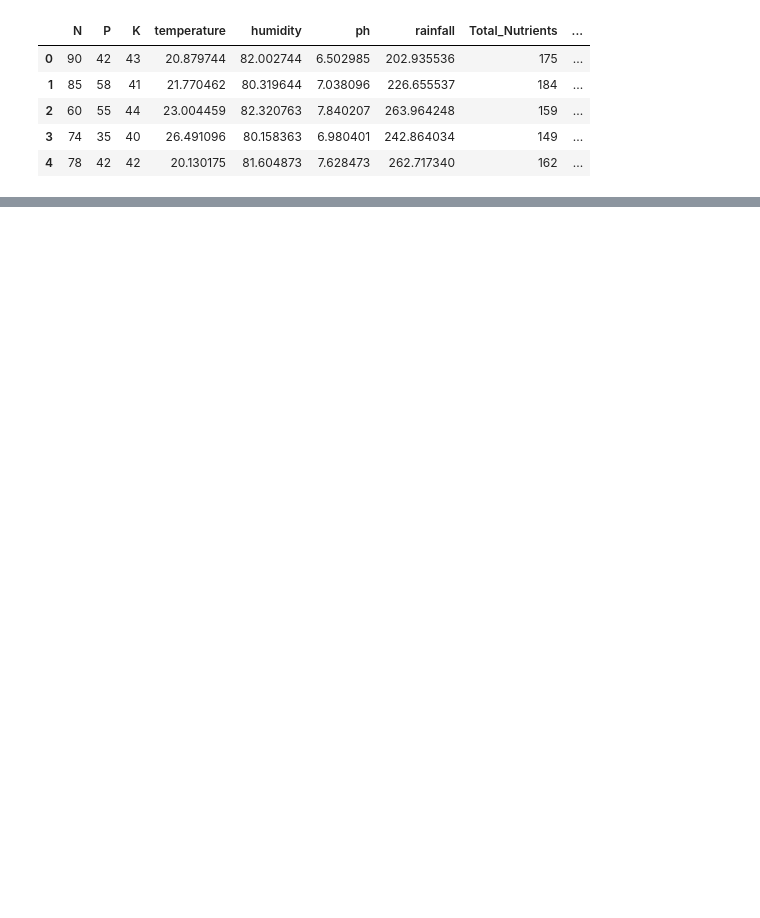
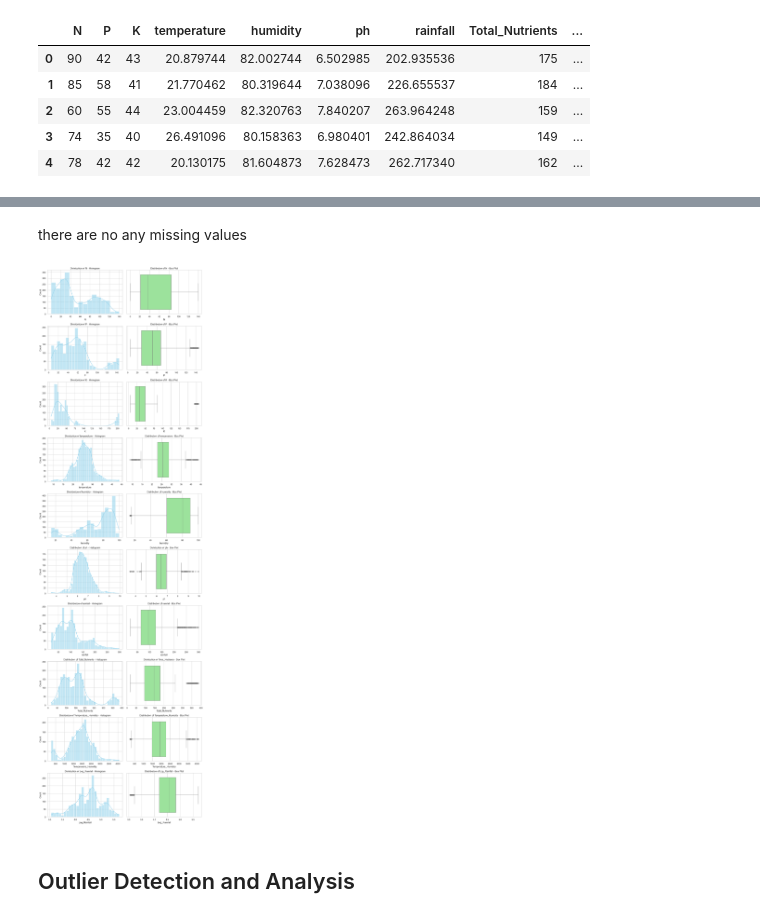
Before and after one commit to Saranga99/intellihack, a Jupyter notebook: Crop Prediction.ipynb, the cells around one changed output, grey strips where cells are left out. Drawn from its saved outputs; the diff is of its cells as text; code cells hidden in the pictures; blank space fills up the shorter version.

```diff
--- a/Crop Prediction.ipynb
+++ b/Crop Prediction.ipynb
@@ -12,0 +18,2 @@ df.head()
+# %%
+df["Label_Encoded"] = df["Label_Encoded"].astype(str)
@@ -12,0 +39,25 @@ df.head()
+# %% [markdown]
+there are no any missing values
+# %%
+features = ['N', 'P', 'K', 'temperature', 'humidity', 'ph', 'rainfall',
+       'Total_Nutrients', 'Temperature_Humidity', 'Log_Rainfall']
+# %%
+
+# Set up the matplotlib figure
+fig, axes = plt.subplots(len(features), 2, figsize=(12, len(features)*4))
+
+for i, feature in enumerate(features):
+    # Histogram on the left
+    sns.histplot(df[feature], kde=True, color="skyblue", ax=axes[i, 0])
+    axes[i, 0].set_title(f'Distribution of {feature} - Histogram')
+
+    # Box plot on the right
+    sns.boxplot(x=df[feature], ax=axes[i, 1], color="lightgreen")
+    axes[i, 1].set_title(f'Distribution of {feature} - Box Plot')
+
+plt.tight_layout()
+plt.show()
+# %% [output]
+[figure, added]
+# %% [markdown]
+## Outlier Detection and Analysis
```
Also changed, not shown: parts of 28 cells of this notebook, 1 other file.
